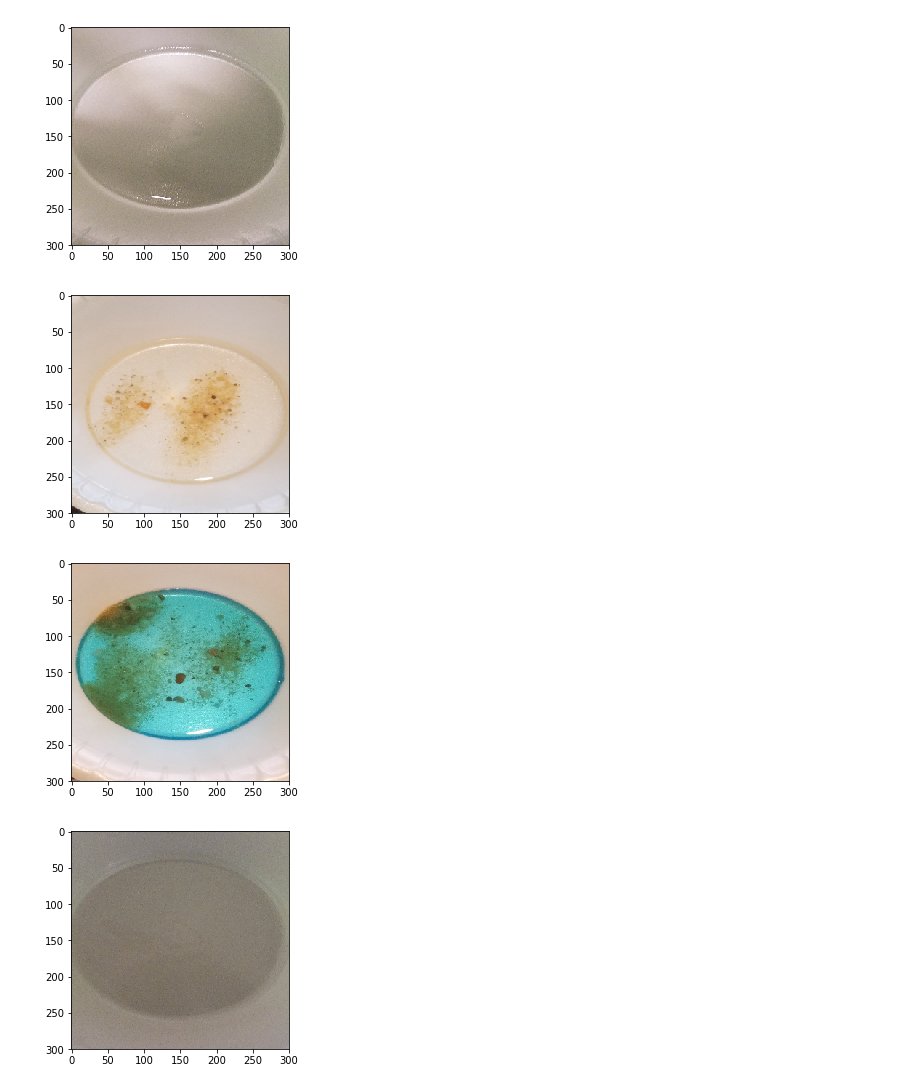
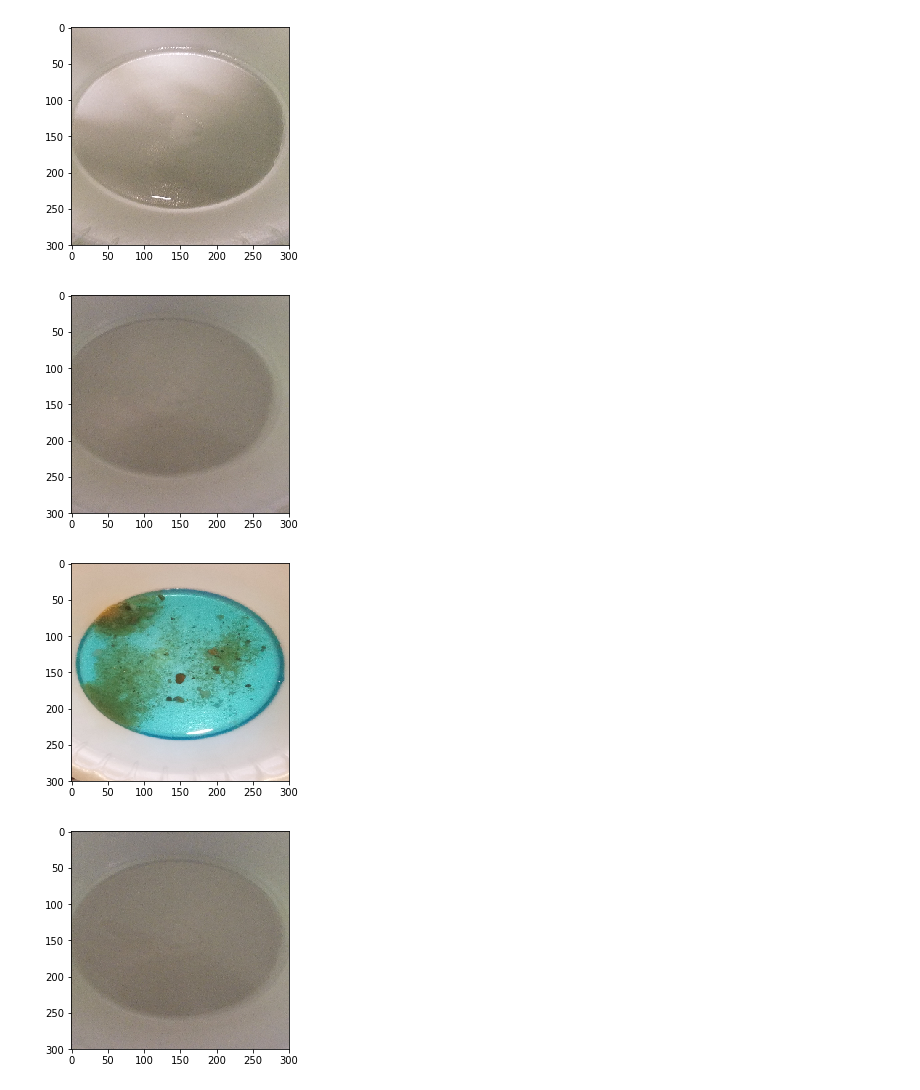
Before and after one commit to Elliott-Ruebush/aquasight_image_loading_and_model, a Jupyter notebook: binary_classifier_CNN_notebook.ipynb, the cells around one changed output. Drawn from its saved outputs; the diff is of its cells as text; code cells hidden in the pictures.

```diff
--- a/binary_classifier_CNN_notebook.ipynb
+++ b/binary_classifier_CNN_notebook.ipynb
@@ -154,16 +159,16 @@ Accuracy is: 0.9619047619047619
 # %%
 X_f = pickle.load(open("X_features.pickle", "rb"))
 plt.imshow(X_f[2])
 plt.show()
-plt.imshow(X_f[12])
+plt.imshow(X_f[77])
 plt.show()
 plt.imshow(X_f[93])
 plt.show()
 plt.imshow(X_f[98])
 plt.show()
 # %% [output]
 [figure]
-[figure, old version]
+[figure, new version]
 [figure]
 [figure]
 # %%
```
Also changed, not shown: parts of 6 cells of this notebook.
